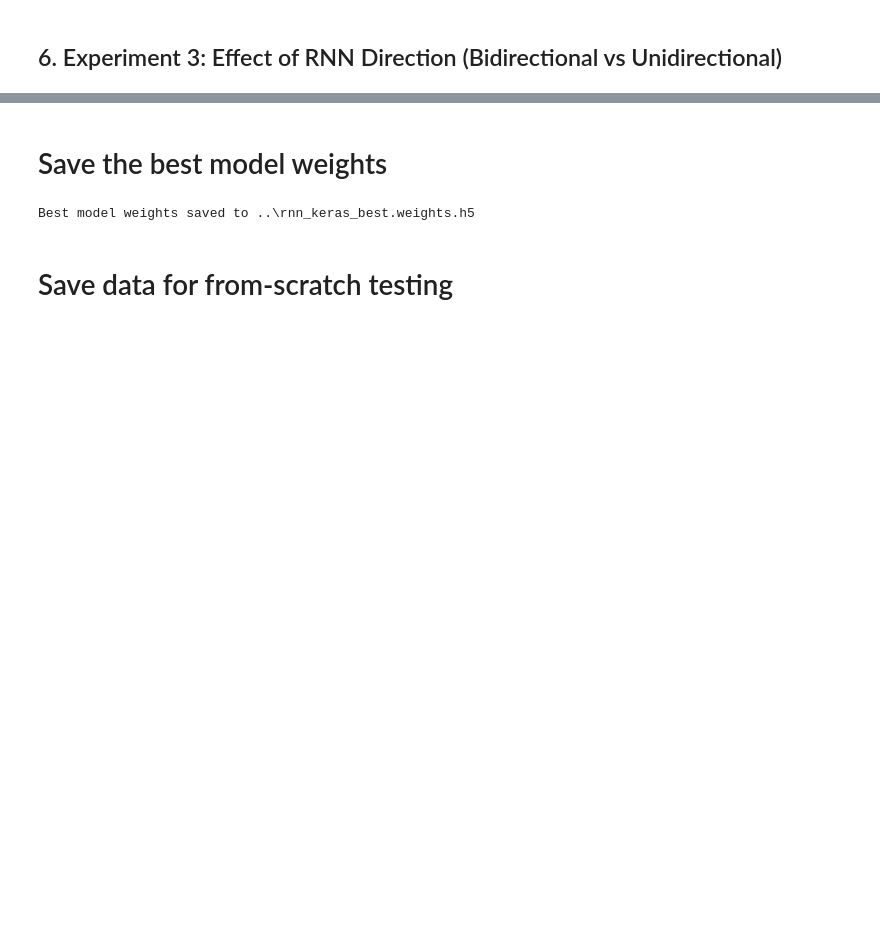
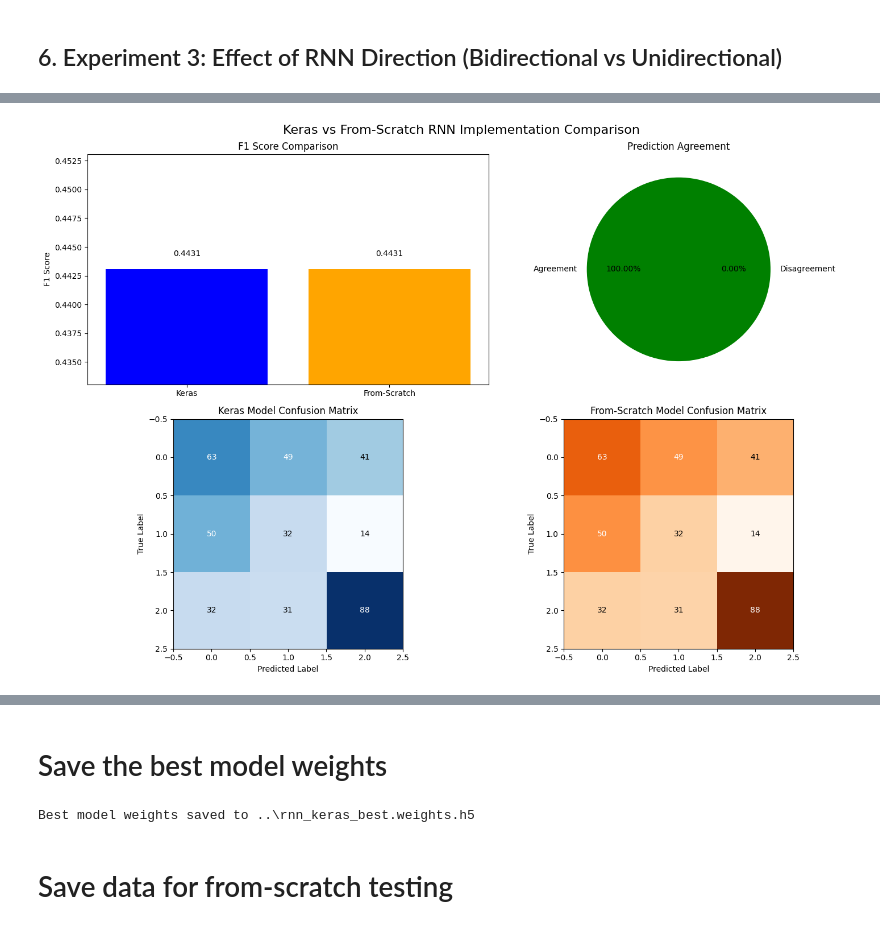
Before and after one commit to satriadhikara/tubes2_if3270_ml, a Jupyter notebook: src/rnn/notebook/rnn_from_scratch.ipynb, the cells around one changed output, grey strips where cells are left out. Drawn from its saved outputs; the diff is of its cells as text; code cells hidden in the pictures; blank space fills up the shorter version.

```diff
--- a/src/rnn/notebook/rnn_from_scratch.ipynb
+++ b/src/rnn/notebook/rnn_from_scratch.ipynb
@@ -732,0 +628,11 @@ Files generated:
+# %%
+try:
+    scratch_model.summary()
+except AttributeError:
+    print("Summary method not implemented in from-scratch model.")
+    print("From-scratch model structure:")
+    if hasattr(scratch_model, 'layers'):
+        for i, layer in enumerate(scratch_model.layers):
+            print(f"  Layer {i+1}: {type(layer).__name__}")
+    else:
+        print("  Model layers information not available")
@@ -732,0 +707,51 @@ Files generated:
+# %%
+try:
+    fig, axes = plt.subplots(2, 2, figsize=(15, 10))
+    fig.suptitle('Keras vs From-Scratch RNN Implementation Comparison', fontsize=16)
+
+    models = ['Keras', 'From-Scratch']
+    f1_scores = [keras_f1, from_scratch_f1]
+    axes[0, 0].bar(models, f1_scores, color=['blue', 'orange'])
+    axes[0, 0].set_title('F1 Score Comparison')
+    axes[0, 0].set_ylabel('F1 Score')
+    axes[0, 0].set_ylim([min(f1_scores) - 0.01, max(f1_scores) + 0.01])
+
+    for i, v in enumerate(f1_scores):
+        axes[0, 0].text(i, v + 0.001, f'{v:.4f}', ha='center', va='bottom')
+
+    agreement = match_percentage / 100
+    axes[0, 1].pie([agreement, 1-agreement], labels=['Agreement', 'Disagreement'],
+                   colors=['green', 'red'], autopct='%1.2f%%')
+    axes[0, 1].set_title('Prediction Agreement')
+
+    cm_keras = confusion_matrix(test_labels, keras_predictions)
+    im1 = axes[1, 0].imshow(cm_keras, interpolation='nearest', cmap=plt.cm.Blues)
+    axes[1, 0].set_title('Keras Model Confusion Matrix')
+    axes[1, 0].set_xlabel('Predicted Label')
+    axes[1, 0].set_ylabel('True Label')
+
+    for i in range(cm_keras.shape[0]):
+        for j in range(cm_keras.shape[1]):
+            axes[1, 0].text(j, i, format(cm_keras[i, j], 'd'),
+                           ha="center", va="center",
+                           color="white" if cm_keras[i, j] > cm_keras.max() / 2. else "black")
+
+    cm_scratch = confusion_matrix(test_labels, from_scratch_predictions)
+    im2 = axes[1, 1].imshow(cm_scratch, interpolation='nearest', cmap=plt.cm.Oranges)
+    axes[1, 1].set_title('From-Scratch Model Confusion Matrix')
+    axes[1, 1].set_xlabel('Predicted Label')
+    axes[1, 1].set_ylabel('True Label')
+
+    for i in range(cm_scratch.shape[0]):
+        for j in range(cm_scratch.shape[1]):
+            axes[1, 1].text(j, i, format(cm_scratch[i, j], 'd'),
+                           ha="center", va="center",
+                           color="white" if cm_scratch[i, j] > cm_scratch.max() / 2. else "black")
+
+    plt.tight_layout()
+    plt.show()
+
+except Exception as e:
+    print(f"Error creating visualization: {e}")
+# %% [output]
+[figure, added]
```
Also changed, not shown: parts of 20 cells of this notebook, 9 other files.
